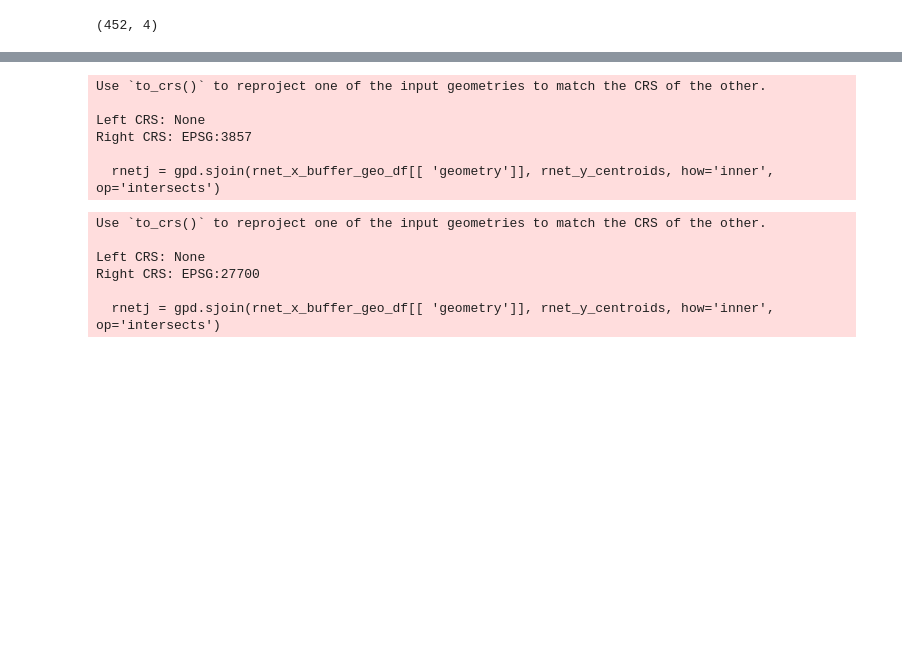
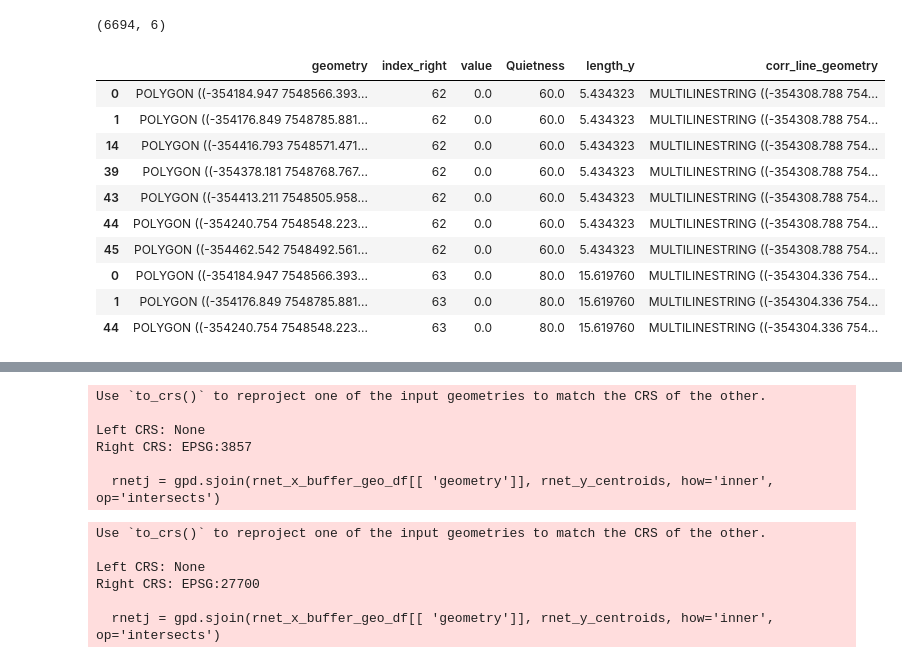
Before and after one commit to nptscot/networkmerge, a Jupyter notebook: stplanr in python.ipynb, the cells around one changed output, grey strips where cells are left out. Drawn from its saved outputs; the diff is of its cells as text; code cells hidden in the pictures; blank space fills up the shorter version.

```diff
--- a/stplanr in python.ipynb
+++ b/stplanr in python.ipynb
@@ -21,13 +21,12 @@ def rnet_subset(rnet_x, rnet_y, dist=20, crop=True, min_length=0, rm_disconnecte
     if crop:
         # Perform intersection and update rnet_x
         rnet_x = gpd.overlay(rnet_x, rnet_y_buffer_gdf, how='intersection')
-
         # Cast MultiLineString to LineString
         rnet_x['geometry'] = rnet_x['geometry'].apply(line_cast)
-
         # Explode the geometry column to convert MultiLineStrings to LineStrings
         rnet_x = rnet_x.explode('geometry').reset_index(drop=True)
-
+        if not isinstance(rnet_x, gpd.GeoDataFrame):
+            rnet_x = gpd.GeoDataFrame(rnet_x, geometry='geometry')
     else:
         # Filter using within operation
         rnet_x = rnet_x[rnet_x.geometry.within(rnet_y_buffer)]
@@ -44,13 +43,11 @@ def rnet_subset(rnet_x, rnet_y, dist=20, crop=True, min_length=0, rm_disconnecte
     return rnet_x
 
 
-def line_cast(geometry):
-    if isinstance(geometry, MultiLineString):
-        return [LineString(line) for line in geometry.geoms]
-    else:
-        return geometry
-
-from shapely.geometry import LineString, MultiLineString
+# def line_cast(geometry):
+#     if isinstance(geometry, MultiLineString):
+#         return [LineString(line) for line in geometry.geoms]
+#     else:
+#         return geometry
 
 def line_cast(geometry):
     if isinstance(geometry, MultiLineString):
@@ -239,7 +228,9 @@ rnet_y_buffer_gdf.to_file("G:/rnet_y_buffer_3.geojson", driver='GeoJSON')
 # %%
 print(rnet_x.shape)
-rnet_j = rnet_subset(rnet_x, rnet_y, dist = 40)
-print(rnet_j.shape)
+rnet_x = rnet_subset(rnet_x, rnet_y, dist = 40)
+print(rnet_x.shape)
+rnet_x = rnet_subset(rnet_x, rnet_y, dist = 40, min_length = 10)
+print(rnet_x.shape)
 # %% [output]
 (474, 4)
 (466, 4)
@@ -246,5 +244,19 @@ print(rnet_j.shape)
-# %%
-rnet_j = rnet_subset(rnet_x, rnet_y, dist = 40, min_length = 10)
-print(rnet_j.shape)
-# %% [output]
-(452, 4)
+# %%
+rj = rnet_join(rnet_x, rnet_y, dist=100, length_y=True, key_column=1, subset_x=True, dist_subset=100, segment_length=5, endCapStyle="square")
+rj.shape
+# %% [output]
+(6694, 6)
+# %%
+rj.head(10)
+# %% [output]
+|  | geometry | index_right | value | Quietness | length_y | corr_line_geometry |
+| 0 | POLYGON ((-354184.947 7548566.393... | 62 | 0.0 | 60.0 | 5.434323 | MULTILINESTRING ((-354308.788 754... |
+| 1 | POLYGON ((-354176.849 7548785.881... | 62 | 0.0 | 60.0 | 5.434323 | MULTILINESTRING ((-354308.788 754... |
+| 14 | POLYGON ((-354416.793 7548571.471... | 62 | 0.0 | 60.0 | 5.434323 | MULTILINESTRING ((-354308.788 754... |
+| 39 | POLYGON ((-354378.181 7548768.767... | 62 | 0.0 | 60.0 | 5.434323 | MULTILINESTRING ((-354308.788 754... |
+| 43 | POLYGON ((-354413.211 7548505.958... | 62 | 0.0 | 60.0 | 5.434323 | MULTILINESTRING ((-354308.788 754... |
+| 44 | POLYGON ((-354240.754 7548548.223... | 62 | 0.0 | 60.0 | 5.434323 | MULTILINESTRING ((-354308.788 754... |
+| 45 | POLYGON ((-354462.542 7548492.561... | 62 | 0.0 | 60.0 | 5.434323 | MULTILINESTRING ((-354308.788 754... |
+| 0 | POLYGON ((-354184.947 7548566.393... | 63 | 0.0 | 80.0 | 15.619760 | MULTILINESTRING ((-354304.336 754... |
+| 1 | POLYGON ((-354176.849 7548785.881... | 63 | 0.0 | 80.0 | 15.619760 | MULTILINESTRING ((-354304.336 754... |
+| 44 | POLYGON ((-354240.754 7548548.223... | 63 | 0.0 | 80.0 | 15.619760 | MULTILINESTRING ((-354304.336 754... |
```
Also changed, not shown: parts of 8 cells of this notebook.
